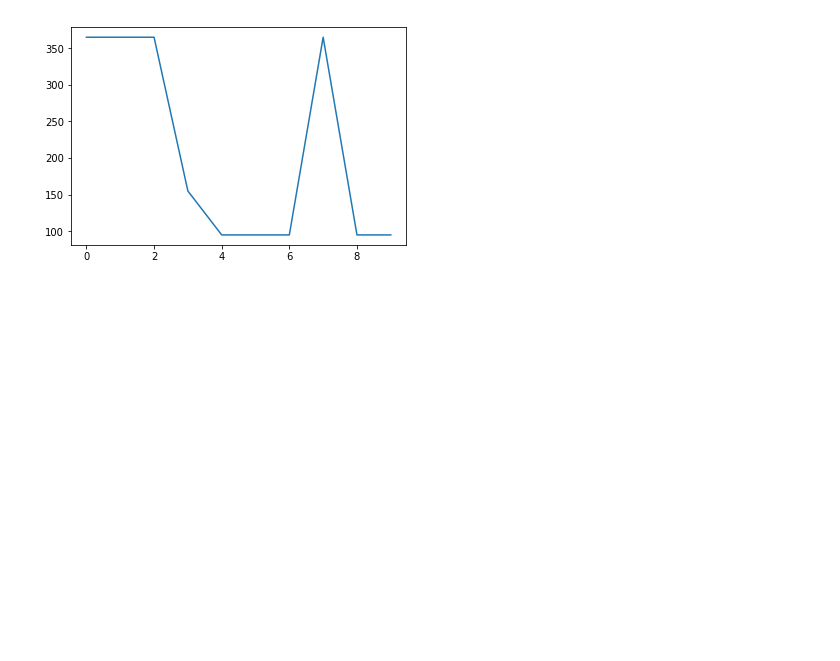
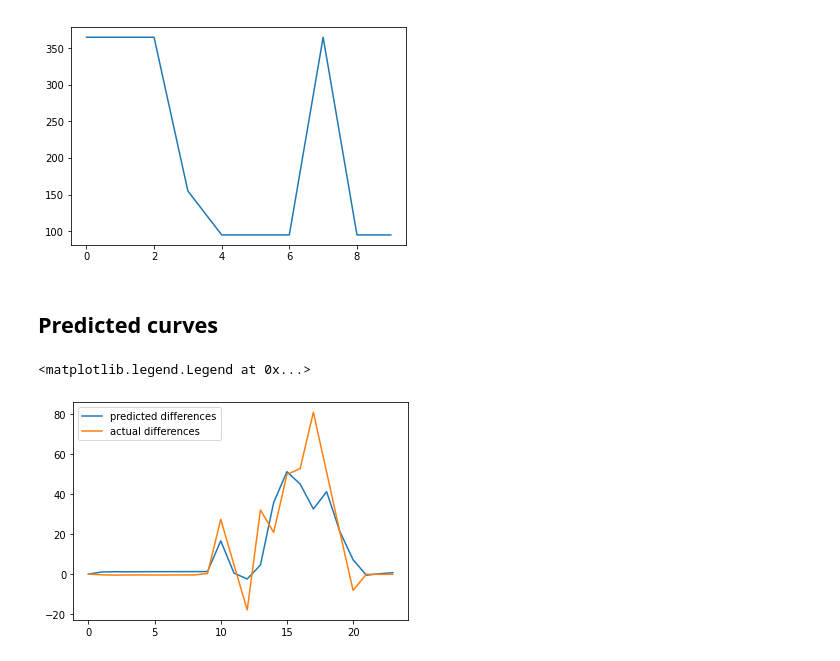
Before and after one commit to JPalakapilly/baselines, a Jupyter notebook: Price Signal Analysis.ipynb, the cells around one changed output. Saved outputs shown, nothing was run; the diff lists cells and outputs as text; code cells hidden in the pictures; blank space fills up the shorter version.

```diff
--- a/Price Signal Analysis.ipynb
+++ b/Price Signal Analysis.ipynb
@@ -156,3 +156,5 @@ plt.plot(list(range(10)), ideals[71])
 [figure]
 [<matplotlib.lines.Line2D at 0x...>]
 [figure]
+# %% [markdown]
+## Predicted curves
@@ -158,0 +165,44 @@ plt.plot(list(range(10)), ideals[71])
+# %%
+predicted = np.array([[ 0.        ,  0.        ],
+       [ 0.        ,  1.07657025],
+       [ 0.        ,  1.21392473],
+       [ 0.        ,  1.17045359],
+       [ 0.        ,  1.21619468],
+       [ 0.        ,  1.24732505],
+       [ 0.        ,  1.25154104],
+       [ 0.        ,  1.25465787],
+       [ 0.        ,  1.28113138],
+       [ 0.        ,  1.28190488],
+       [ 0.        , 16.6231246 ],
+       [ 0.        ,  0.5369971 ],
+       [ 0.        , -2.39216806],
+       [ 0.        ,  4.53982492],
+       [ 0.        , 35.78150969],
+       [ 0.        , 51.13523513],
+       [ 0.        , 44.9474977 ],
+       [ 0.        , 32.49548888],
+       [ 0.        , 41.13365154],
+       [ 0.        , 21.27994241],
+       [ 0.        ,  7.18691426],
+       [ 0.        , -0.51787235],
+       [ 0.        ,  0.20991214],
+       [ 0.        ,  0.74239962]])
+
+actual = np.array([ 0.00000000e+00, -3.20000000e-01, -5.00000000e-01, -4.03333333e-01,
+       -4.06666667e-01, -4.30000000e-01, -4.30000000e-01, -4.00000000e-01,
+       -4.23333000e-01,  3.26666333e-01,  2.73433333e+01,  4.63333333e+00,
+       -1.78466667e+01,  3.20366667e+01,  2.08333333e+01,  4.97466667e+01,
+        5.26766667e+01,  8.07900000e+01,  5.09100000e+01,  2.10200000e+01,
+       -8.07666667e+00, -5.00000000e-02, -1.10000000e-01, -9.33333333e-02])
+# %%
+%matplotlib inline
+
+predicted_df = pd.DataFrame(predicted[:,1])
+actual_df = pd.DataFrame(actual)
+
+line1,  = plt.plot(predicted_df)
+line2, = plt.plot(actual_df)
+plt.legend((line1, line2), ("predicted differences", "actual differences"))
+# %% [output]
+<matplotlib.legend.Legend at 0x...>
+[figure, added]
```
Also changed, not shown: parts of 1 cell of this notebook.
